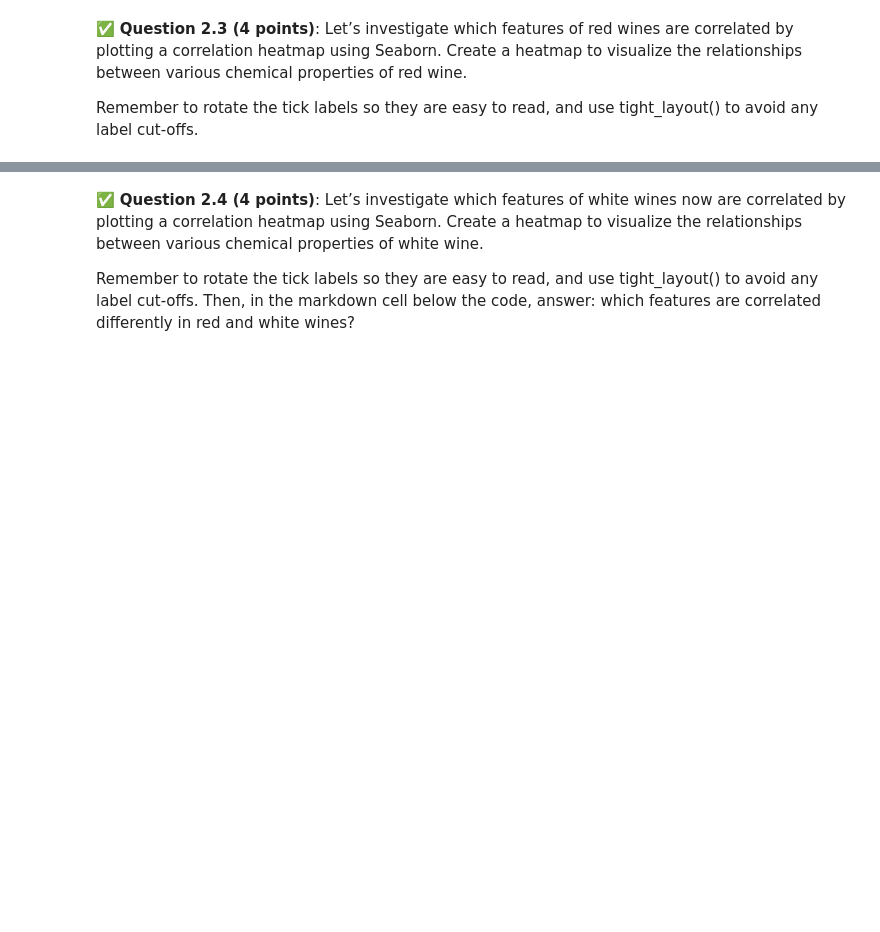
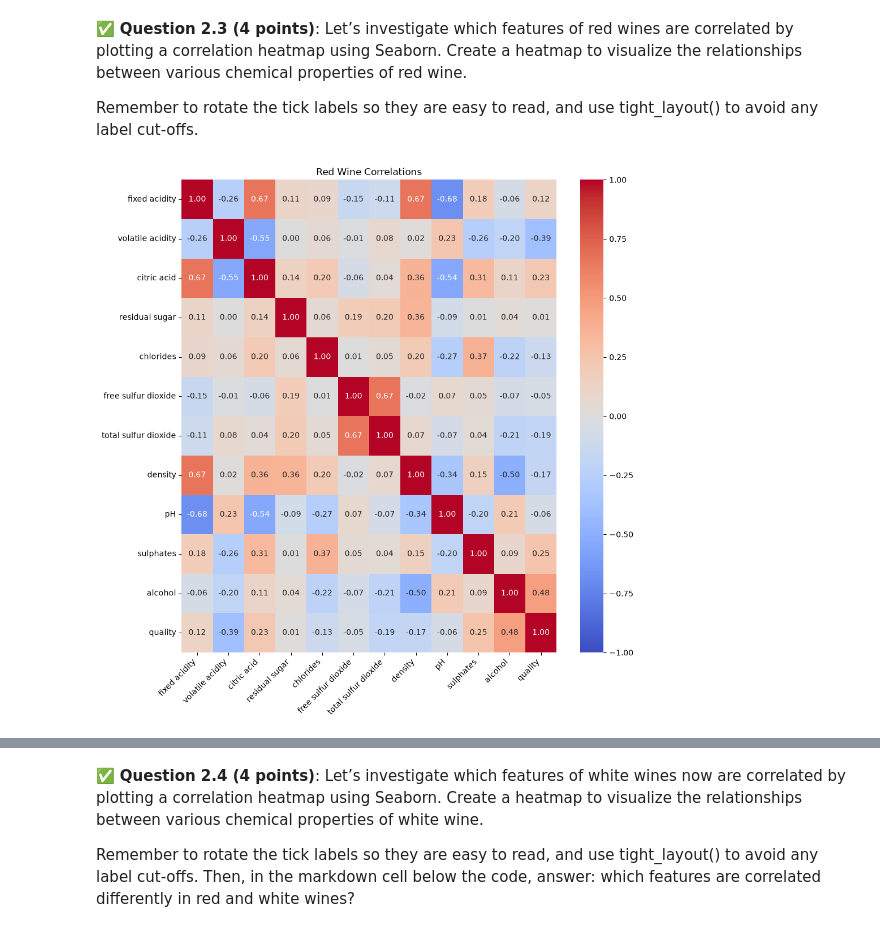
Before and after one commit to andiehart/CMSE202-f26-turnin, a Jupyter notebook: hw3/HW03-Regression-STUDENT.ipynb, the cells around one changed output, grey strips where cells are left out. Drawn from its saved outputs; the diff is of its cells as text; code cells hidden in the pictures; blank space fills up the shorter version.

```diff
--- a/hw3/HW03-Regression-STUDENT.ipynb
+++ b/hw3/HW03-Regression-STUDENT.ipynb
@@ -195,2 +202,3 @@ and a description of the files here:
 # %%
-# Put your code here
+red_wine = pd.read_csv('winequality-red.csv', delimiter = ';')
+red_wine.head()
@@ -204,7 +247,18 @@ and a description of the files here:
 
 Remember to rotate the tick labels so they are easy to read, and use tight_layout() to avoid any label cut-offs.
 # %%
-# Put your code here
+import seaborn as sns
+import matplotlib.pyplot as plt
+
+plt.figure(figsize = (10, 10))
+sns.heatmap(red_wine.corr(), annot = True, cmap = 'coolwarm', fmt = '.2f', vmin = -1, vmax = 1, center = 0)
+plt.title('Red Wine Correlations')
+plt.xticks(rotation = 45, ha = 'right')
+plt.yticks(rotation = 0)
+plt.tight_layout()
+plt.show()
+# %% [output]
+[figure, added]
 # %% [markdown]
 <!-- END QUESTION -->
 <!-- DO NOT MODIFY OR DELETE THIS CELL. Make sure your solution to the question above is in the cell(s) above this one. -->
```
Also changed, not shown: parts of 15 cells of this notebook, 5 other files.
